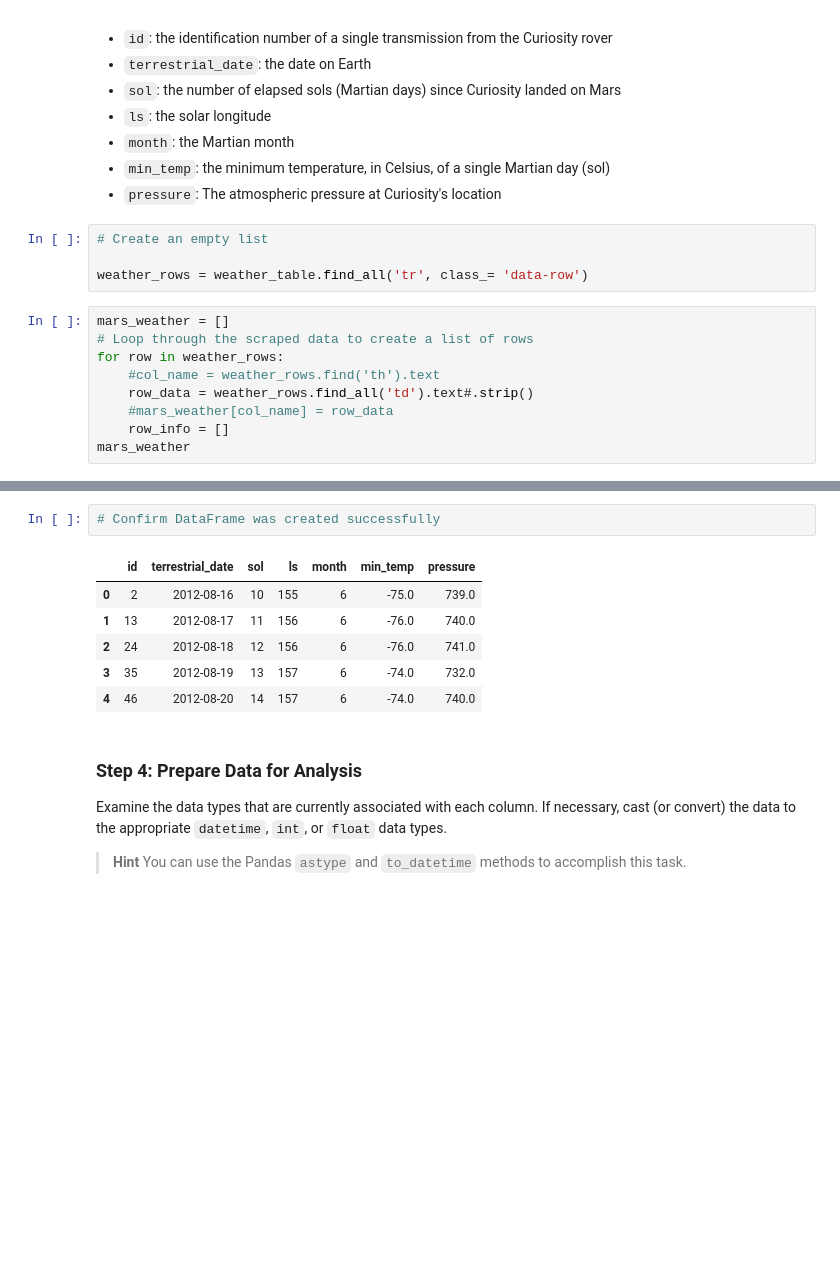
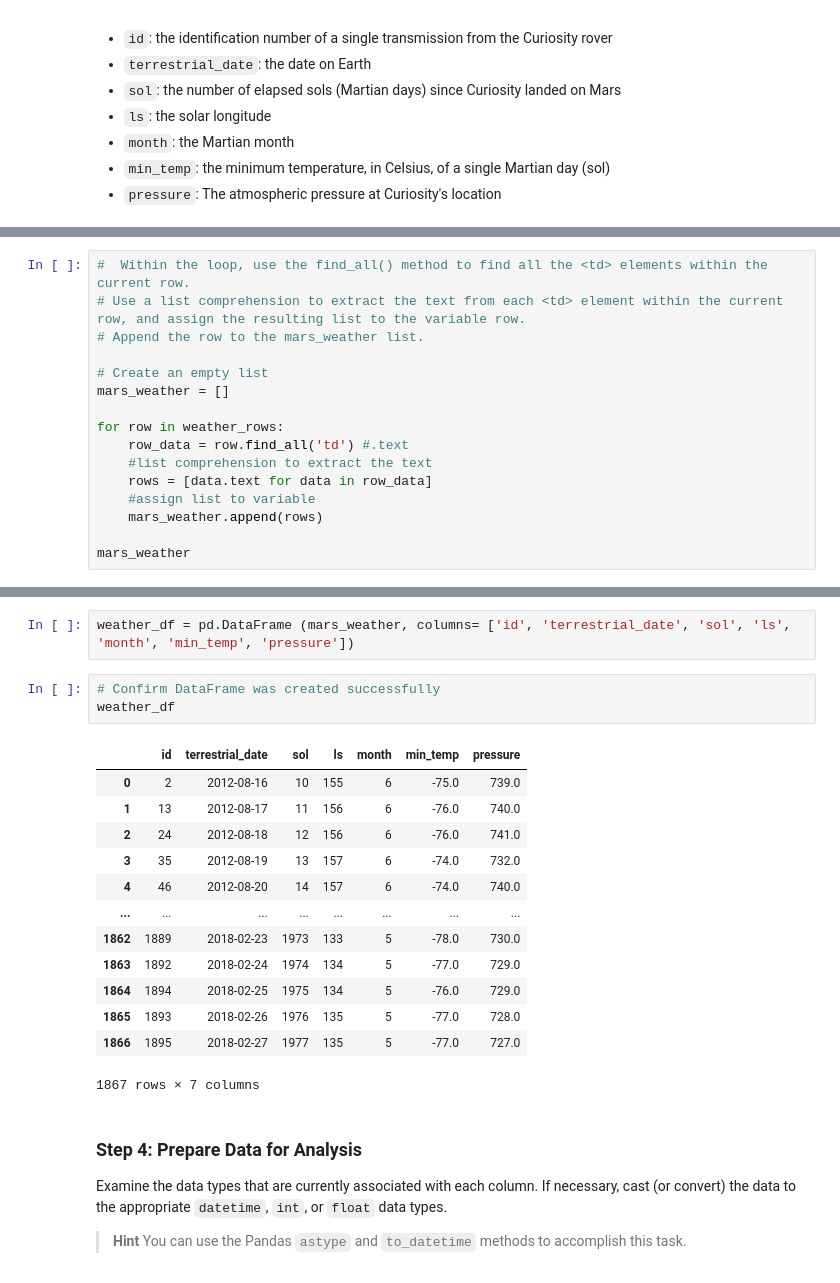
Before and after one commit to chelseapickett/scrape-mars-challenge, a Jupyter notebook: Starter_Code/part_2_mars_weather.ipynb, the cells around one changed output, grey strips where cells are left out. Cells and saved outputs as stored; diff of their text form; blank space fills up the shorter version.

```diff
--- a/Starter_Code/part_2_mars_weather.ipynb
+++ b/Starter_Code/part_2_mars_weather.ipynb
@@ -114,16 +127,3 @@ Assemble the scraped data into a Pandas DataFrame. The columns should have the s
 * `month`: the Martian month
 * `min_temp`: the minimum temperature, in Celsius, of a single Martian day (sol)
 * `pressure`: The atmospheric pressure at Curiosity's location
-# %%
-# Create an empty list
-
-weather_rows = weather_table.find_all('tr', class_= 'data-row')
-# %%
-mars_weather = []
-# Loop through the scraped data to create a list of rows
-for row in weather_rows:
-    #col_name = weather_rows.find('th').text
-    row_data = weather_rows.find_all('td').text#.strip()
-    #mars_weather[col_name] = row_data
-    row_info = []
-mars_weather
@@ -133,0 +130,16 @@ AttributeError: ResultSet object has no attribute 'find'. You're probably treati
+# %%
+#  Within the loop, use the find_all() method to find all the <td> elements within the current row.
+# Use a list comprehension to extract the text from each <td> element within the current row, and assign the resulting list to the variable row.
+# Append the row to the mars_weather list.
+
+# Create an empty list
+mars_weather = []
+
+for row in weather_rows:
+    row_data = row.find_all('td') #.text
+    #list comprehension to extract the text
+    rows = [data.text for data in row_data]
+    #assign list to variable
+    mars_weather.append(rows)
+
+mars_weather
@@ -134,12 +164,22 @@ AttributeError: ResultSet object has no attribute 'find'. You're probably treati
+# %%
+weather_df = pd.DataFrame (mars_weather, columns= ['id', 'terrestrial_date', 'sol', 'ls', 'month', 'min_temp', 'pressure'])
 # %%
 # Confirm DataFrame was created successfully
+weather_df
 # %% [output]
 |  | id | terrestrial_date | sol | ls | month | min_temp | pressure |
 | 0 | 2 | 2012-08-16 | 10 | 155 | 6 | -75.0 | 739.0 |
 | 1 | 13 | 2012-08-17 | 11 | 156 | 6 | -76.0 | 740.0 |
 | 2 | 24 | 2012-08-18 | 12 | 156 | 6 | -76.0 | 741.0 |
 | 3 | 35 | 2012-08-19 | 13 | 157 | 6 | -74.0 | 732.0 |
 | 4 | 46 | 2012-08-20 | 14 | 157 | 6 | -74.0 | 740.0 |
+| ... | ... | ... | ... | ... | ... | ... | ... |
+| 1862 | 1889 | 2018-02-23 | 1973 | 133 | 5 | -78.0 | 730.0 |
+| 1863 | 1892 | 2018-02-24 | 1974 | 134 | 5 | -77.0 | 729.0 |
+| 1864 | 1894 | 2018-02-25 | 1975 | 134 | 5 | -76.0 | 729.0 |
+| 1865 | 1893 | 2018-02-26 | 1976 | 135 | 5 | -77.0 | 728.0 |
+| 1866 | 1895 | 2018-02-27 | 1977 | 135 | 5 | -77.0 | 727.0 |
+1867 rows × 7 columns
 # %% [markdown]
 ### Step 4: Prepare Data for Analysis
 
```
Also changed, not shown: parts of 19 cells of this notebook, 2 other files.
